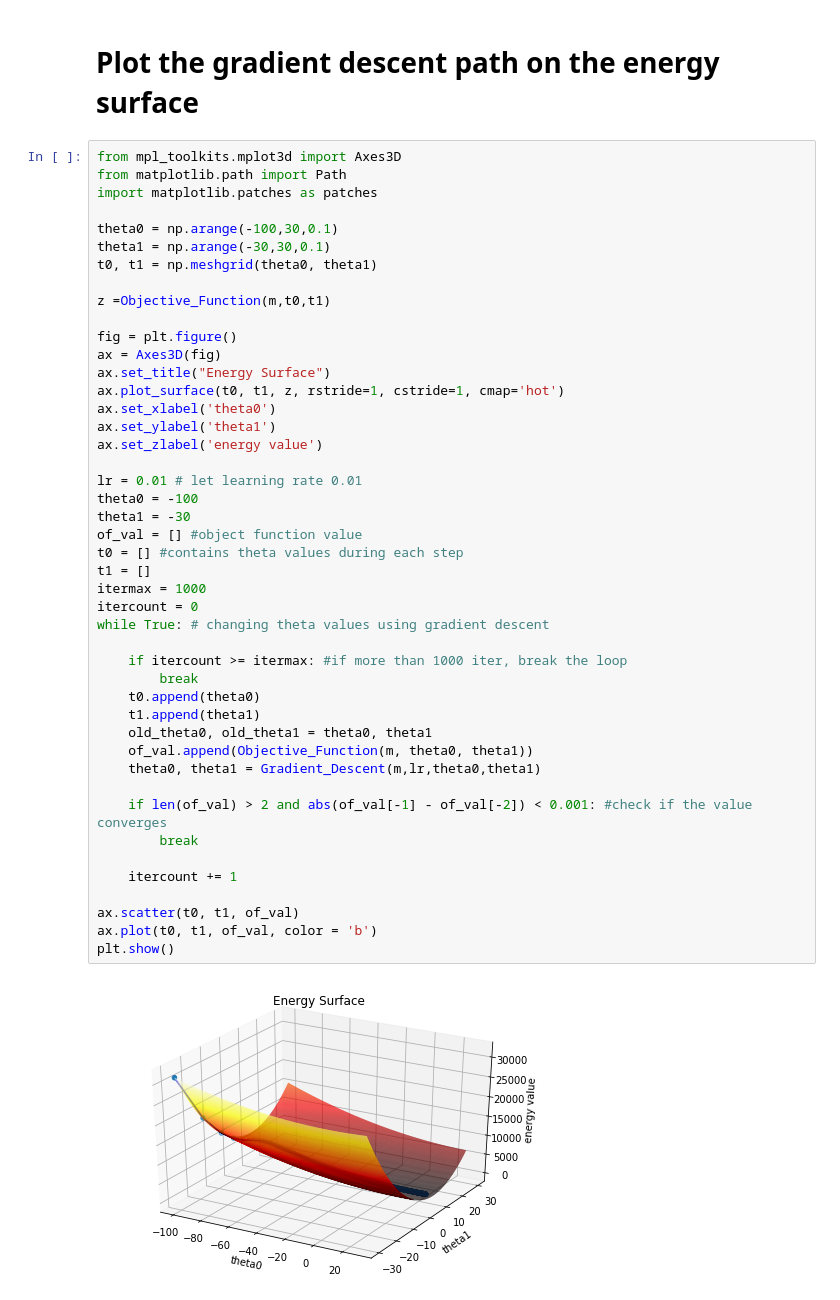
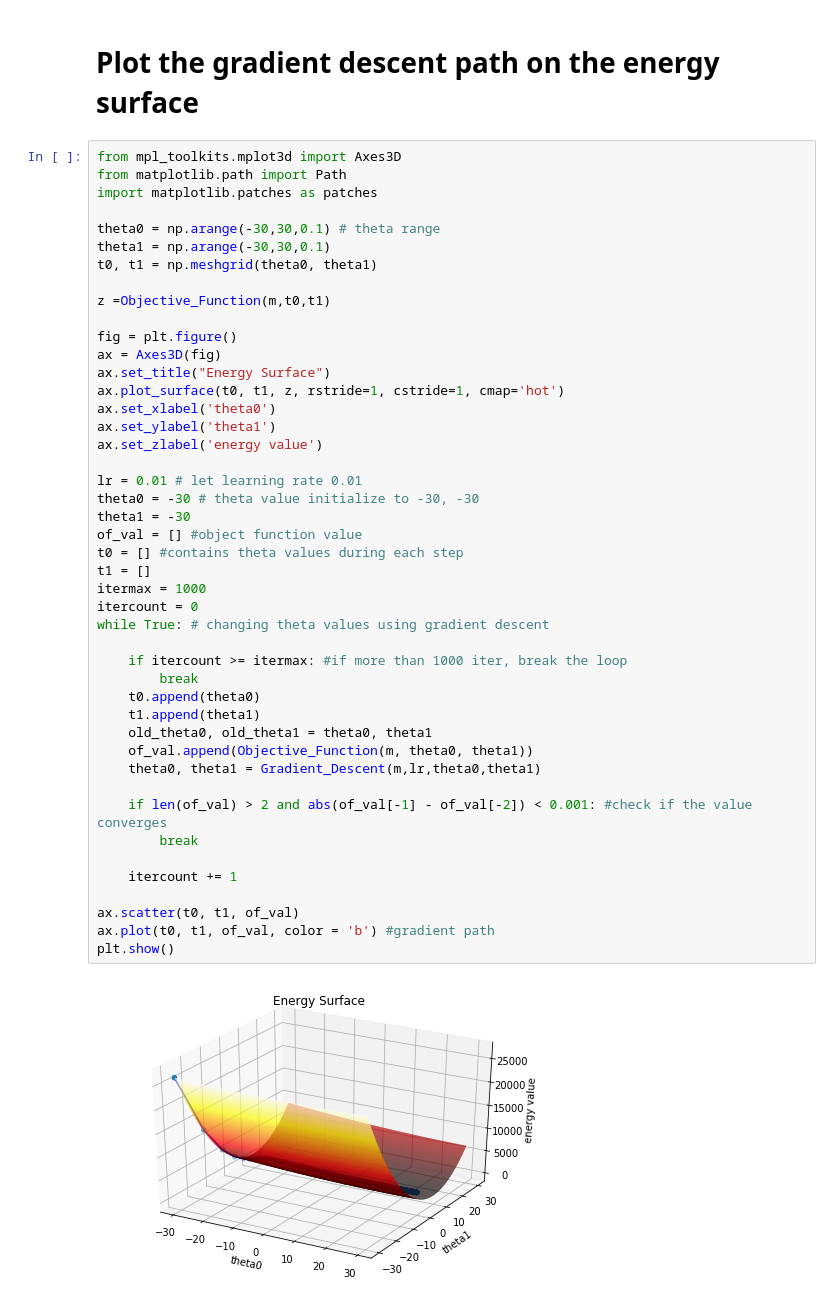
Before and after one commit to HeegonJin/lec_MachineLearning, a Jupyter notebook: assignment03.ipynb, the cells around one changed output. Drawn from its saved outputs; the diff is of its cells as text.

Commit message:
fixed theta range, theta initial value

```diff
--- a/assignment03.ipynb
+++ b/assignment03.ipynb
@@ -93,7 +93,7 @@ from mpl_toolkits.mplot3d import Axes3D
 from matplotlib.path import Path
 import matplotlib.patches as patches
 
-theta0 = np.arange(-100,30,0.1)
+theta0 = np.arange(-30,30,0.1) # theta range
 theta1 = np.arange(-30,30,0.1)
 t0, t1 = np.meshgrid(theta0, theta1)
 
@@ -105,36 +105,36 @@ ax.set_title("Energy Surface")
 ax.plot_surface(t0, t1, z, rstride=1, cstride=1, cmap='hot')
 ax.set_xlabel('theta0')
 ax.set_ylabel('theta1')
 ax.set_zlabel('energy value')
 
 lr = 0.01 # let learning rate 0.01
-theta0 = -100
+theta0 = -30 # theta value initialize to -30, -30
 theta1 = -30
 of_val = [] #object function value
 t0 = [] #contains theta values during each step
 t1 = []
 itermax = 1000
 itercount = 0
 while True: # changing theta values using gradient descent
 
     if itercount >= itermax: #if more than 1000 iter, break the loop
         break
     t0.append(theta0)
     t1.append(theta1)
     old_theta0, old_theta1 = theta0, theta1
     of_val.append(Objective_Function(m, theta0, theta1))
     theta0, theta1 = Gradient_Descent(m,lr,theta0,theta1)
 
     if len(of_val) > 2 and abs(of_val[-1] - of_val[-2]) < 0.001: #check if the value converges
         break
 
     itercount += 1
 
 ax.scatter(t0, t1, of_val)
-ax.plot(t0, t1, of_val, color = 'b')
+ax.plot(t0, t1, of_val, color = 'b') #gradient path
 plt.show()
 # %% [output]
-[figure, old version]
+[figure, new version]
 # %%
 print(of_val[-1],t0[-1], t1[-1])
 # %% [output]
```
Also changed, not shown: parts of 3 cells of this notebook.
